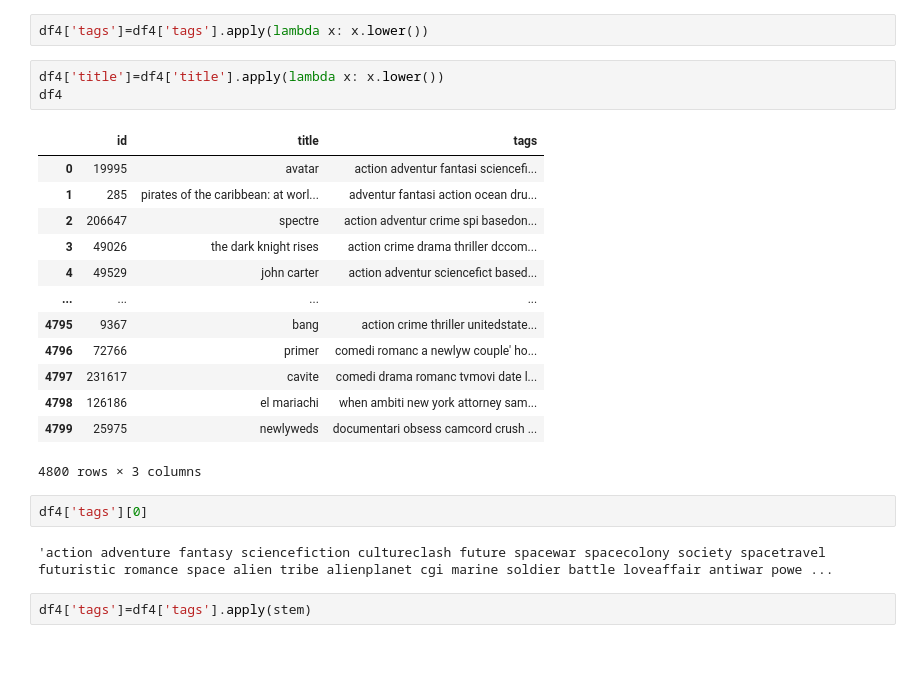
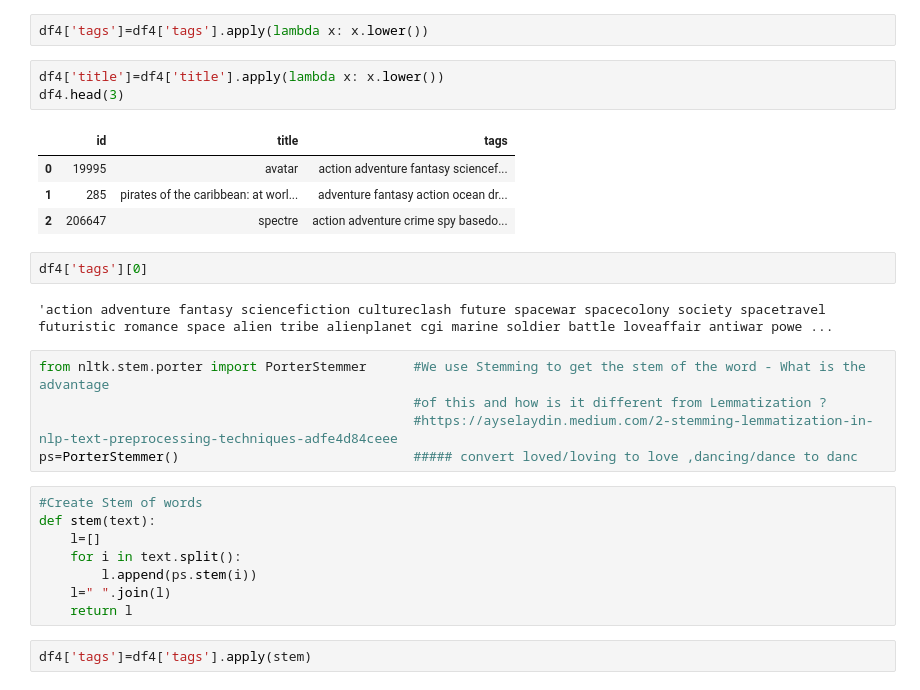
Before and after one commit to saraswatnitin/IMT_RecommendationSystem, a Jupyter notebook: training.ipynb, the cells around one changed output. Cells and saved outputs as stored; diff of their text form; blank space fills up the shorter version.

```diff
--- a/training.ipynb
+++ b/training.ipynb
@@ -147,25 +207,29 @@ df4['tags'][0]
 df4['tags']=df4['tags'].apply(lambda x: x.lower())
 # %%
 df4['title']=df4['title'].apply(lambda x: x.lower())
-df4
+df4.head(3)
 # %% [output]
 |  | id | title | tags |
-| 0 | 19995 | avatar | action adventur fantasi sciencefi... |
-| 1 | 285 | pirates of the caribbean: at worl... | adventur fantasi action ocean dru... |
-| 2 | 206647 | spectre | action adventur crime spi basedon... |
-| 3 | 49026 | the dark knight rises | action crime drama thriller dccom... |
-| 4 | 49529 | john carter | action adventur sciencefict based... |
-| ... | ... | ... | ... |
-| 4795 | 9367 | bang | action crime thriller unitedstate... |
-| 4796 | 72766 | primer | comedi romanc a newlyw couple' ho... |
-| 4797 | 231617 | cavite | comedi drama romanc tvmovi date l... |
-| 4798 | 126186 | el mariachi | when ambiti new york attorney sam... |
-| 4799 | 25975 | newlyweds | documentari obsess camcord crush ... |
+| 0 | 19995 | avatar | action adventure fantasy sciencef... |
+| 1 | 285 | pirates of the caribbean: at worl... | adventure fantasy action ocean dr... |
+| 2 | 206647 | spectre | action adventure crime spy basedo... |
-4800 rows × 3 columns
 # %%
 df4['tags'][0]
 # %% [output]
 'action adventure fantasy sciencefiction cultureclash future spacewar spacecolony society spacetravel futuristic romance space alien tribe alienplanet cgi marine soldier battle loveaffair antiwar powe ...
+# %%
+from nltk.stem.porter import PorterStemmer      #We use Stemming to get the stem of the word - What is the advantage
+                                                #of this and how is it different from Lemmatization ?
+                                                #https://ayselaydin.medium.com/2-stemming-lemmatization-in-nlp-text-preprocessing-techniques-adfe4d84ceee
+ps=PorterStemmer()                              ##### convert loved/loving to love ,dancing/dance to danc
+# %%
+#Create Stem of words
+def stem(text):
+    l=[]
+    for i in text.split():
+        l.append(ps.stem(i))
+    l=" ".join(l)
+    return l
 # %%
 df4['tags']=df4['tags'].apply(stem)
 # %%
```
Also changed, not shown: parts of 23 cells of this notebook.
